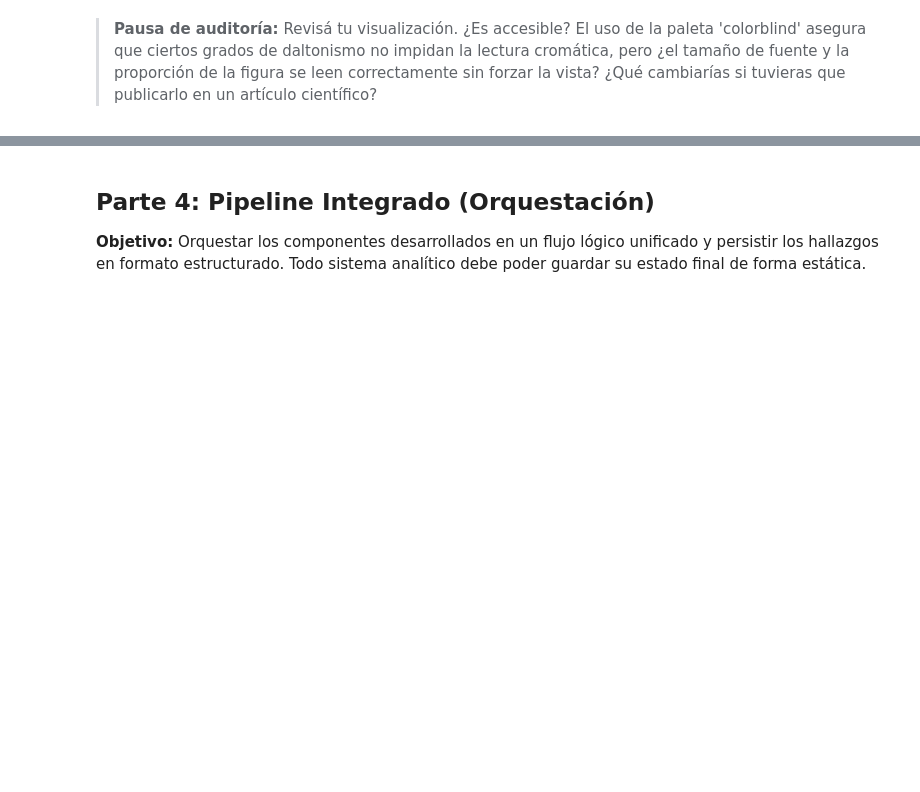
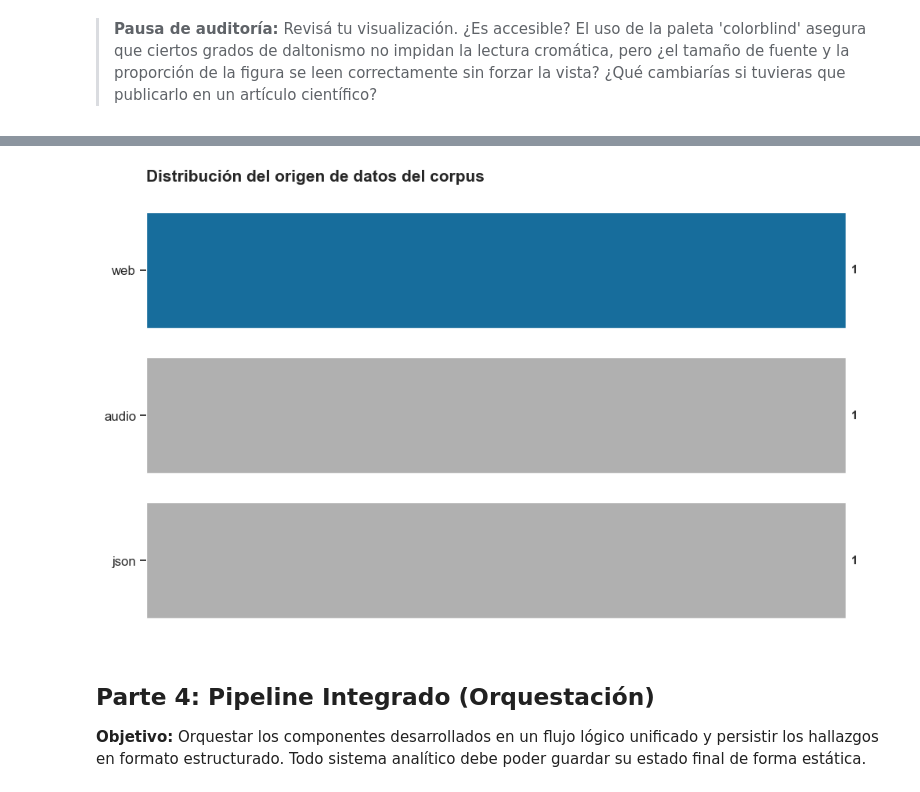
Before and after one commit to Sabri-Nang/sanches-sabrina-pln-1c-2026, a Jupyter notebook: TPI_1/TPI_1_Adquisicion_y_Analisis_Linguistico_resolucion.ipynb, the cells around one changed output, grey strips where cells are left out. Saved outputs shown, nothing was run; the diff lists cells and outputs as text; code cells hidden in the pictures; blank space fills up the shorter version.

```diff
--- a/TPI_1/TPI_1_Adquisicion_y_Analisis_Linguistico_resolucion.ipynb
+++ b/TPI_1/TPI_1_Adquisicion_y_Analisis_Linguistico_resolucion.ipynb
@@ -771,3 +1058,7 @@ def visualizar_entidades_plotly(entidades_dict):
+# %%
+visualizar_origen(df_corpus)
+# %% [output]
+[figure, added]
 # %% [markdown]
 ## Parte 4: Pipeline Integrado (Orquestación)
 
```
Also changed, not shown: parts of 20 cells of this notebook.
